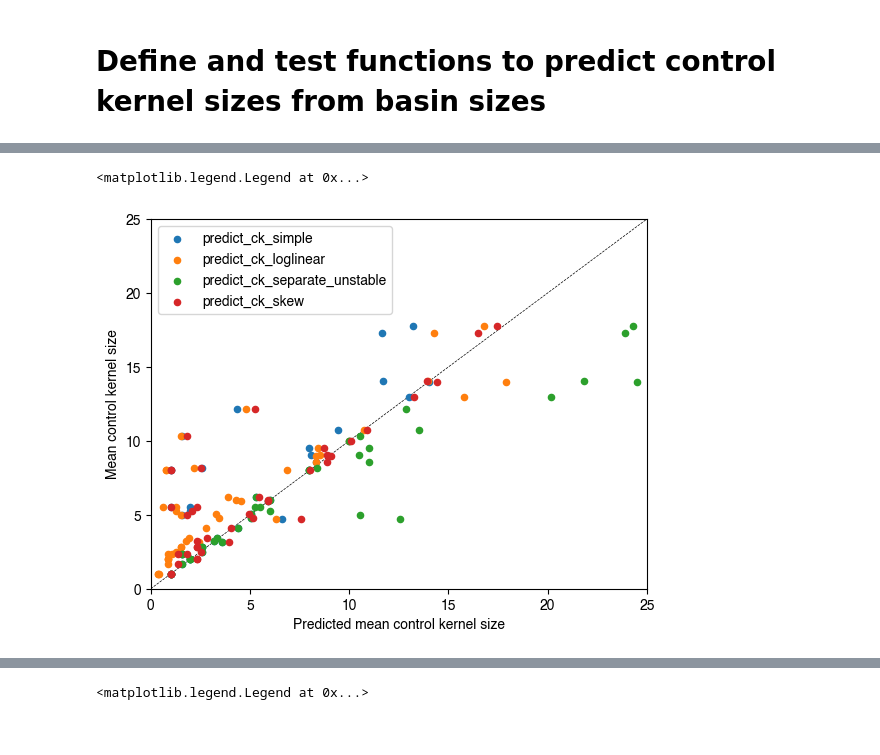
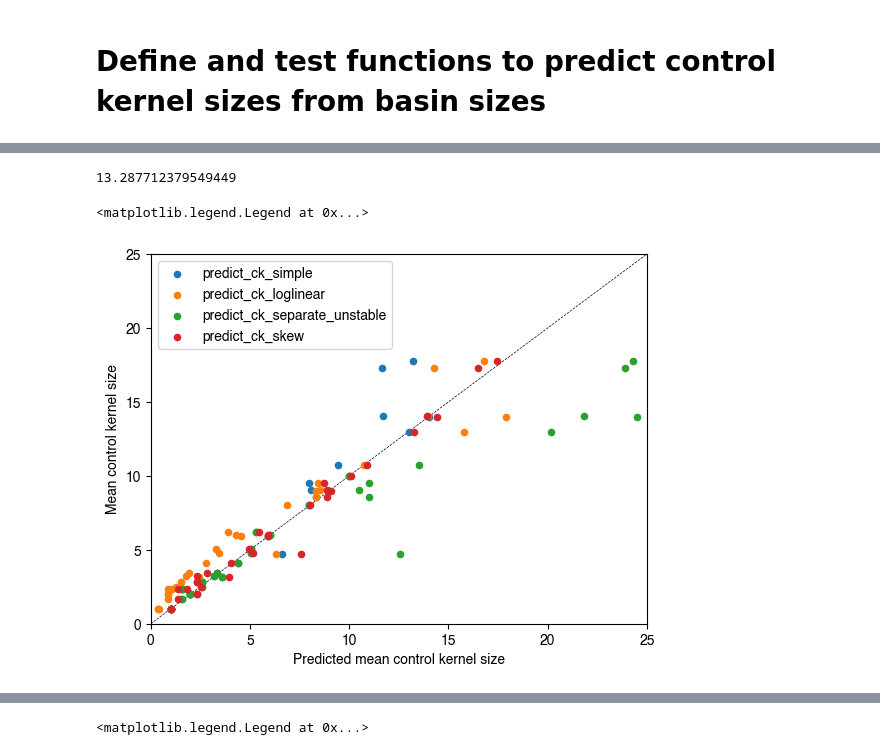
Before and after one commit to bcdaniels/Control-of-Synthetic-Boolean-Networks, a Jupyter notebook: CK_vs_entropy/basin-sizes-to-control-kernel-sizes.ipynb, the cells around one changed output, grey strips where cells are left out. Saved outputs shown, nothing was run; the diff lists cells and outputs as text; code cells hidden in the pictures.

```diff
--- a/CK_vs_entropy/basin-sizes-to-control-kernel-sizes.ipynb
+++ b/CK_vs_entropy/basin-sizes-to-control-kernel-sizes.ipynb
@@ -112,0 +117,8 @@ not_done_names
+# %%
+dataDir = '/Users/bdaniel6/ASUDropbox/Shared/GRNs/DATA/'
+dataDirRBN = dataDir+'20201215-control-kernels-rbn/'
+dataDirRandom = dataDir+'20201211-control-kernels-random/'
+dataDirRBNbasins = dataDir+'20210401-basins-rbn/'
+dataDictExactRBN,dfExactRBN = loadDataExact(dataDirRBN)
+dataDictExactRandom,dfExactRandom = loadDataExact(dataDirRandom)
+dataDictRandomBasins,dfRandomBasins = loadDataBasins(dataDirRBNbasins)
@@ -113,3 +134,6 @@ not_done_names
+# %%
+# combine the two random ensembles
+dfExactRandomAll = pd.concat([dfExactRBN,dfExactRandom])
 # %% [markdown]
 ### Also manually include basin data and control data for "counterexample" networks
 # %%
@@ -201,12 +225,18 @@ def predict_ck_skew(basin_sizes,n,laplace=True):
     num_attractors = len(basin_sizes)
     freqs = samples_to_freqs(basin_sizes,laplace=laplace)
     return np.log2(num_attractors) + scipy.stats.skew(freqs)/3.
+
+def basin_skew(basin_sizes,n,laplace=True):
+    num_attractors = len(basin_sizes)
+    freqs = samples_to_freqs(basin_sizes,laplace=laplace)
+    return scipy.stats.skew(freqs)
 # %%
 # calculate the predicted mean control kernel sizes and store them in ck_df
 functions_to_test = [predict_ck_simple,
                      predict_ck_loglinear,
                      predict_ck_separate_unstable,
-                     predict_ck_skew,]
+                     predict_ck_skew,
+                     basin_skew]
 for ck_func in functions_to_test:
     ck_df[ck_func.__name__] = np.nan*np.zeros(len(ck_df))
     for name in basinDataDict.keys():
@@ -214,3 +244,10 @@ for ck_func in functions_to_test:
         n = basinDataDict[name]['network_size']
         predicted_CK = ck_func(basin_samples,n)
         ck_df.loc[nice_name(name),ck_func.__name__] = predicted_CK
+
+    # do separately for random networks
+    for name in dataDictRandomBasins.keys():
+        basin_samples = dataDictRandomBasins[name]['basin_sizes']
+        n = dataDictRandomBasins[name]['size']
+        predicted_CK = ck_func(basin_samples,n)
+        dfExactRandomAll.loc[name,ck_func.__name__] = predicted_CK
@@ -216,0 +268,4 @@ for ck_func in functions_to_test:
+# %%
+np.log2(10000)
+# %% [output]
+13.287712379549449
@@ -217,18 +275,18 @@ for ck_func in functions_to_test:
 # %%
 # plot predicted versus actual mean control kernel size
 
-for ck_func in functions_to_test:
+for ck_func in functions_to_test[:-1]:
     plt.scatter(ck_df[ck_func.__name__],
                 ck_df['mean control kernel size'],
                 label=ck_func.__name__,
                 s=20)
 
 plt.xlabel('Predicted mean control kernel size')
 plt.ylabel('Mean control kernel size')
 minsize,maxsize = 0,25
 plt.plot([minsize,maxsize],[minsize,maxsize],'k--',lw=0.5,zorder=-10)
 plt.axis(xmin=minsize,xmax=maxsize,ymin=minsize,ymax=maxsize)
 plt.legend()
 # %% [output]
 <matplotlib.legend.Legend at 0x...>
-[figure, old version]
+[figure, new version]
```
Also changed, not shown: parts of 11 cells of this notebook, 2 other files.
